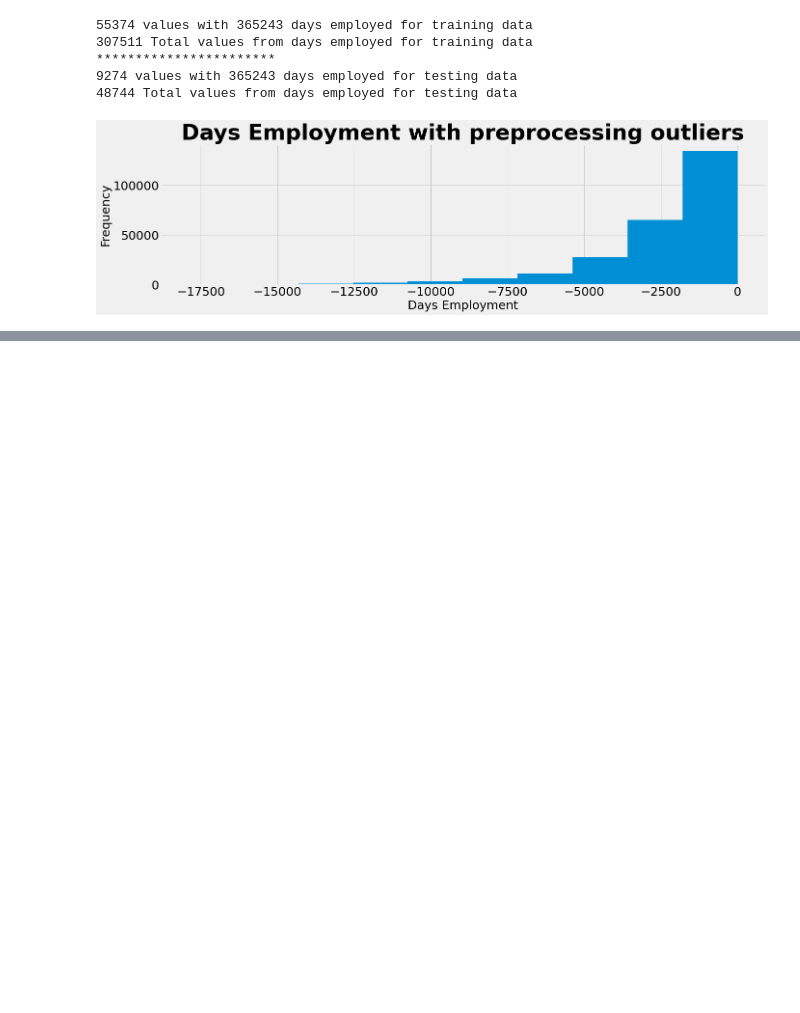
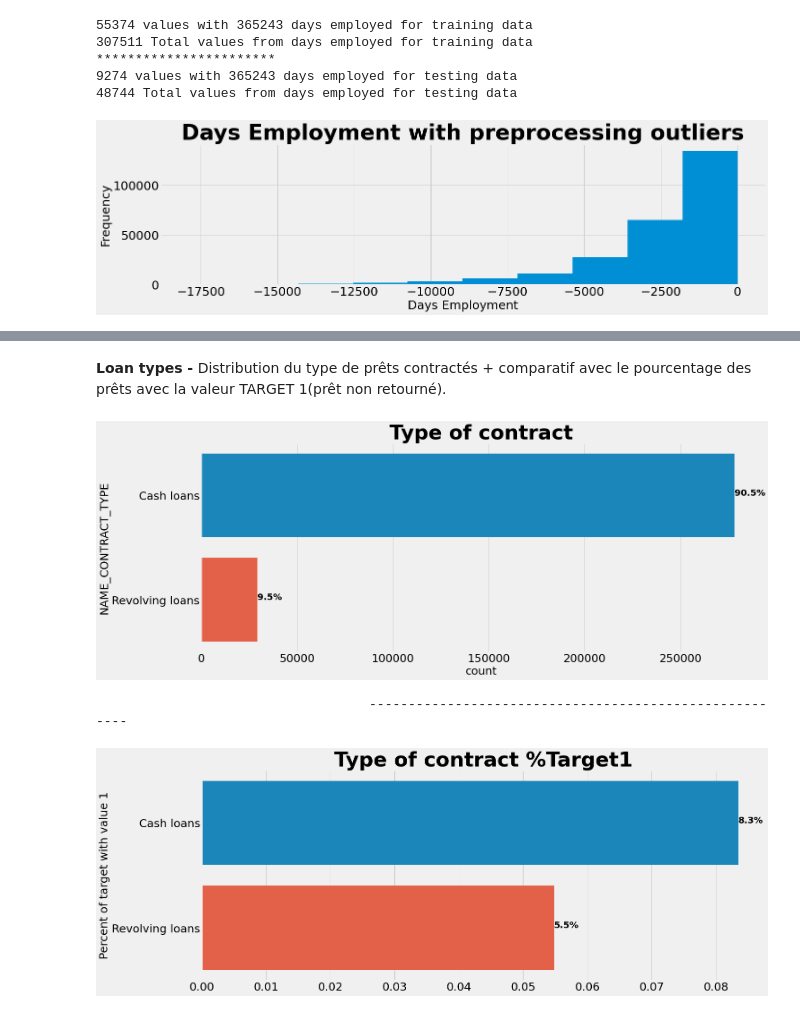
Before and after one commit to nalron/project_credit_scoring_model, a Jupyter notebook: p7_01_eda_notebook.ipynb, the cells around one changed output, grey strips where cells are left out. Cells and saved outputs as stored; diff of their text form; code cells hidden in the pictures; blank space fills up the shorter version.

Commit message:
features distribution with percent of target with value 1

```diff
--- a/p7_01_eda_notebook.ipynb
+++ b/p7_01_eda_notebook.ipynb
@@ -493,0 +497,44 @@ show()
+# %%
+def plot_stat(data, feature, title) :
+
+    ax, fig = plt.subplots(figsize=(20,8))
+    ax = sns.countplot(y=feature, data=data, order=data[feature].value_counts(ascending=False).index)
+    ax.set_title(title)
+
+    for p in ax.patches:
+                percentage = '{:.1f}%'.format(100 * p.get_width()/len(data[feature]))
+                x = p.get_x() + p.get_width()
+                y = p.get_y() + p.get_height()/2
+                ax.annotate(percentage, (x, y), fontsize=20, fontweight='bold')
+
+    show()
+# %%
+def plot_percent_target1(data, feature, title) :
+
+    cat_perc = data[[feature, 'TARGET']].groupby([feature],as_index=False).mean()
+    cat_perc.sort_values(by='TARGET', ascending=False, inplace=True)
+
+    ax, fig = plt.subplots(figsize=(20,8))
+    ax = sns.barplot(y=feature, x='TARGET', data=cat_perc)
+    ax.set_title(title)
+    ax.set_xlabel("")
+    ax.set_ylabel("Percent of target with value 1")
+
+    for p in ax.patches:
+                percentage = '{:.1f}%'.format(100 * p.get_width())
+                x = p.get_x() + p.get_width()
+                y = p.get_y() + p.get_height()/2
+                ax.annotate(percentage, (x, y), fontsize=20, fontweight='bold')
+
+    show()
+# %% [markdown]
+**Loan types -** Distribution du type de prêts contractés + comparatif avec le pourcentage des prêts avec la valeur TARGET 1(prêt non retourné).
+# %%
+#NAME_CONTRACT_TYPE
+plot_stat(application_train, 'NAME_CONTRACT_TYPE',"Type of contract")
+print("                                   -------------------------------------------------------")
+plot_percent_target1(application_train, 'NAME_CONTRACT_TYPE',"Type of contract %Target1")
+# %% [output]
+[figure, added]
+                                   -------------------------------------------------------
+[figure, added]
```
Also changed, not shown: parts of 18 cells of this notebook.
